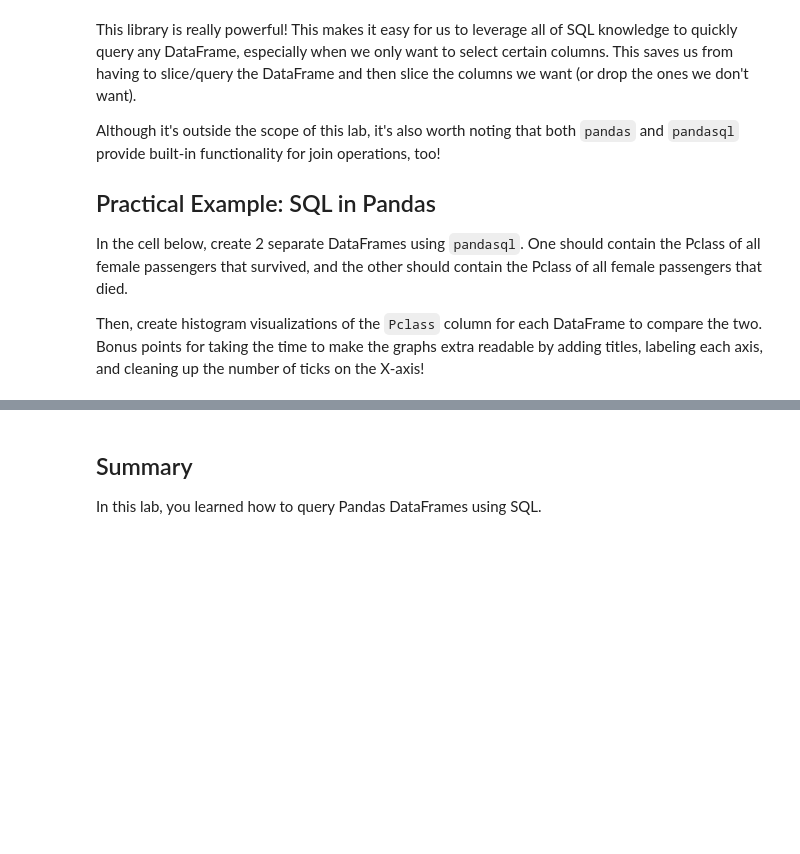
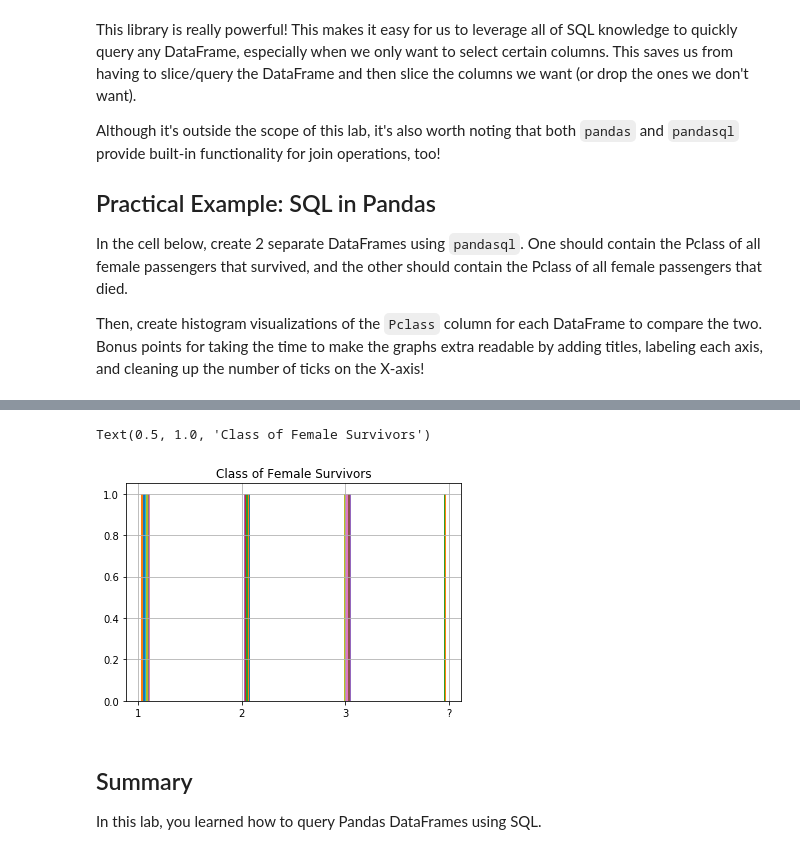
Before and after one commit to matthewsparr/dsc-0-05-16-sql-with-pandas-online-ds-sp-000, a Jupyter notebook: index.ipynb, the cells around one changed output, grey strips where cells are left out. Drawn from its saved outputs; the diff is of its cells as text; code cells hidden in the pictures; blank space fills up the shorter version.

```diff
--- a/index.ipynb
+++ b/index.ipynb
@@ -239,3 +320,9 @@ died_females_by_pclass_df = None
+# %%
+survived_females_by_pclass_df.Pclass.hist()
+plt.title('Class of Female Survivors')
+# %% [output]
+Text(0.5, 1.0, 'Class of Female Survivors')
+[figure, added]
 # %% [markdown]
 ## Summary
 
```
Also changed, not shown: parts of 14 cells of this notebook.
